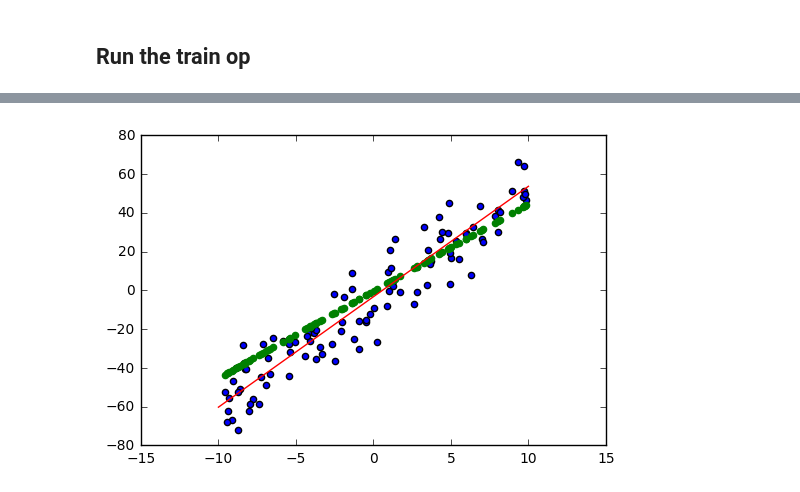
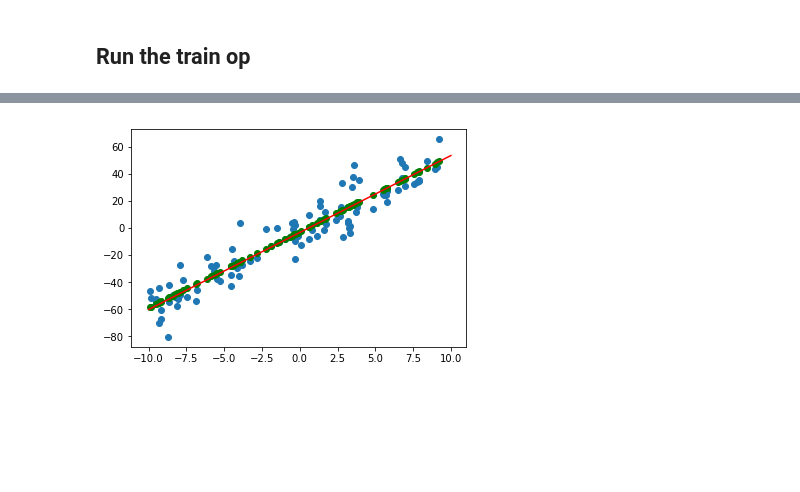
Before and after one commit to malzantot/tensorflow_tutorial, a Jupyter notebook: part2/ex1_linear_regression.ipynb, the cells around one changed output, grey strips where cells are left out. Cells and saved outputs as stored; diff of their text form; code cells hidden in the pictures; blank space fills up the shorter version.

```diff
--- a/part2/ex1_linear_regression.ipynb
+++ b/part2/ex1_linear_regression.ipynb
@@ -30,7 +30,7 @@ $$ MSE  = \frac{1}{N} \sum_{i=1}^{N} {(y_i - \hat{y}_i)^2}$$
 x = tf.placeholder(dtype=tf.float32, shape=[None, 1], name='x')
 w = tf.Variable(initial_value=tf.truncated_normal(shape=[]), name='w')
 b = tf.Variable(initial_value=0.0, name='b')
-y_ = w * x + b
+y_ = tf.add(tf.multiply(w, x) , b)
 # %%
 with tf.Session() as session:
     init_op = tf.initialize_all_variables()
@@ -57,7 +57,7 @@ train_op = minimizer.minimize(cost)
 # %% [markdown]
 ## Run the train op
 # %%
-n_steps = 7
+n_steps = 400
 with tf.Session() as session:
     init_op = tf.initialize_all_variables()
     session.run(init_op)
@@ -88,2 +94,2 @@ Final weights and bias ( 4.501519, -0.239130)
-[figure, old version]
+[figure, new version]
 # %%
```
Also changed, not shown: parts of 4 cells of this notebook, 4 other files.
